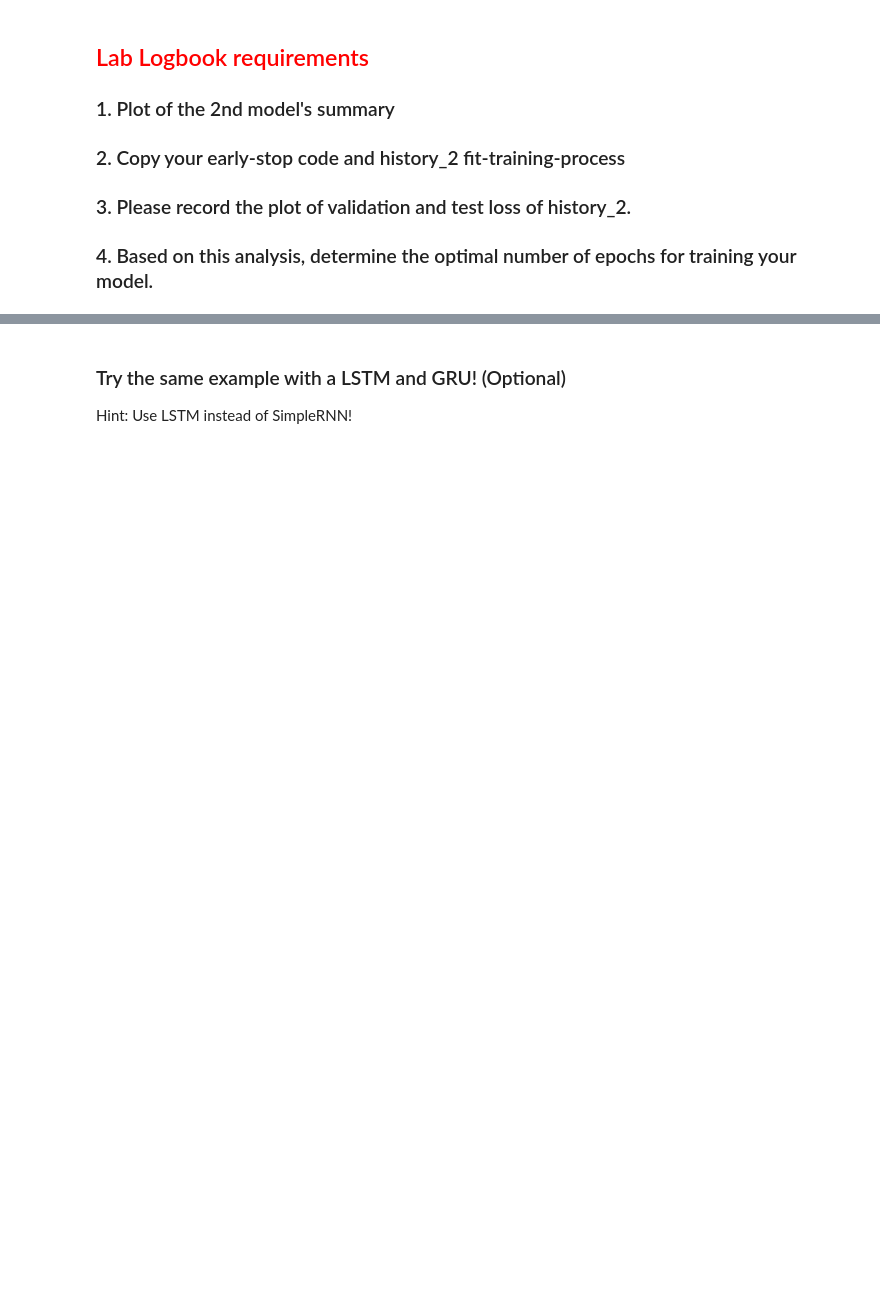
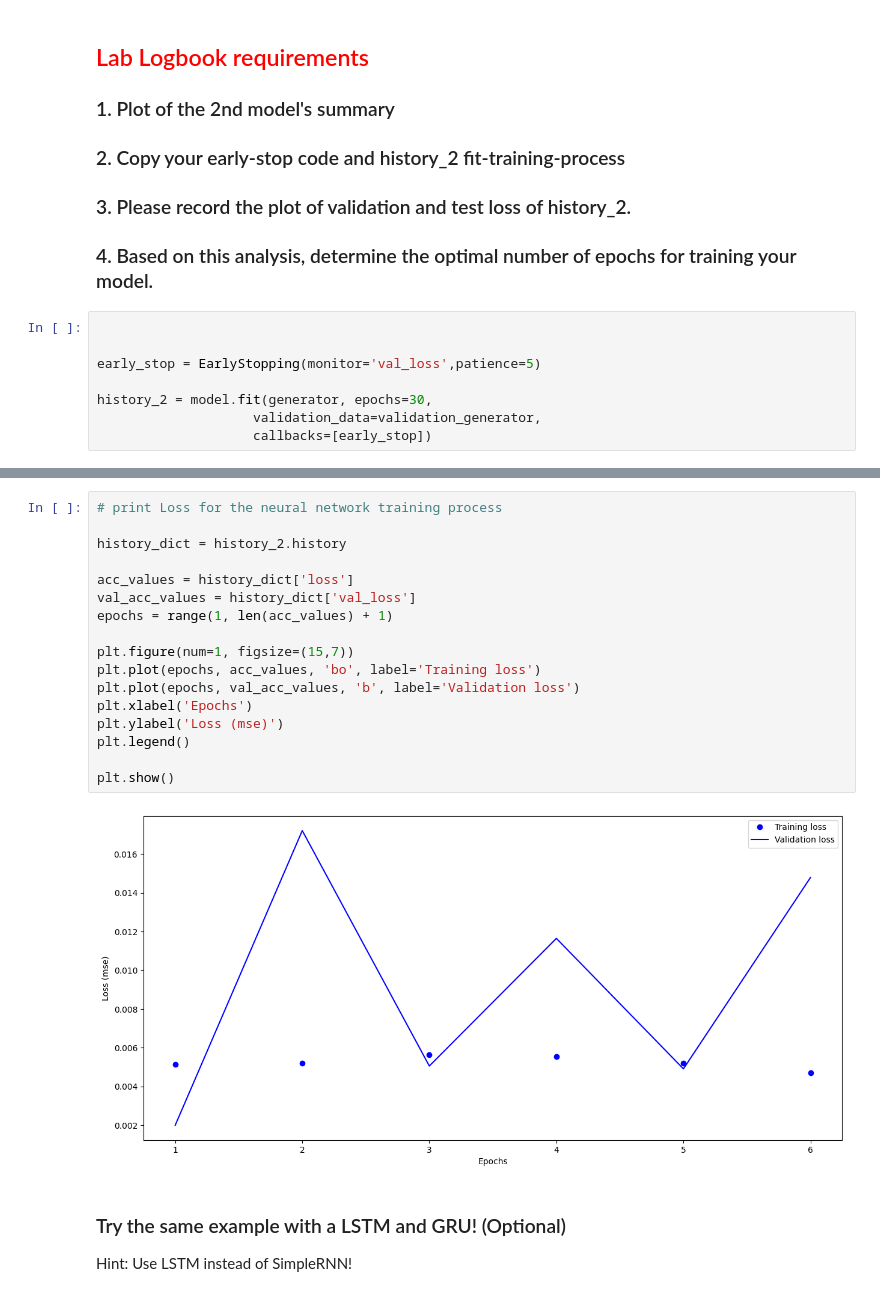
Before and after one commit to erangakodikara/Neural-Computing-and-Deep-Learning, a Jupyter notebook: Week_6_Recurrent_Neural_Network_st.ipynb, the cells around one changed output, grey strips where cells are left out. Saved outputs shown, nothing was run; the diff lists cells and outputs as text; blank space fills up the shorter version.

```diff
--- a/Week_6_Recurrent_Neural_Network_st.ipynb
+++ b/Week_6_Recurrent_Neural_Network_st.ipynb
@@ -935,3 +902,11 @@ plt.show();
 ### 3. Please record the plot of validation and test loss of history_2.
 
 ### 4. Based on this analysis, determine the optimal number of epochs for training your model.
+# %%
+
+
+early_stop = EarlyStopping(monitor='val_loss',patience=5)
+
+history_2 = model.fit(generator, epochs=30,
+                    validation_data=validation_generator,
+                    callbacks=[early_stop])
@@ -938,3 +926,22 @@ plt.show();
+# %%
+# print Loss for the neural network training process
+
+history_dict = history_2.history
+
+acc_values = history_dict['loss']
+val_acc_values = history_dict['val_loss']
+epochs = range(1, len(acc_values) + 1)
+
+plt.figure(num=1, figsize=(15,7))
+plt.plot(epochs, acc_values, 'bo', label='Training loss')
+plt.plot(epochs, val_acc_values, 'b', label='Validation loss')
+plt.xlabel('Epochs')
+plt.ylabel('Loss (mse)')
+plt.legend()
+
+plt.show()
+# %% [output]
+[figure, added]
 # %% [markdown]
 ### Try the same example with a LSTM and GRU! (Optional)
 Hint: Use LSTM instead of SimpleRNN!
```
Also changed, not shown: parts of 29 cells of this notebook, 5 other files.
